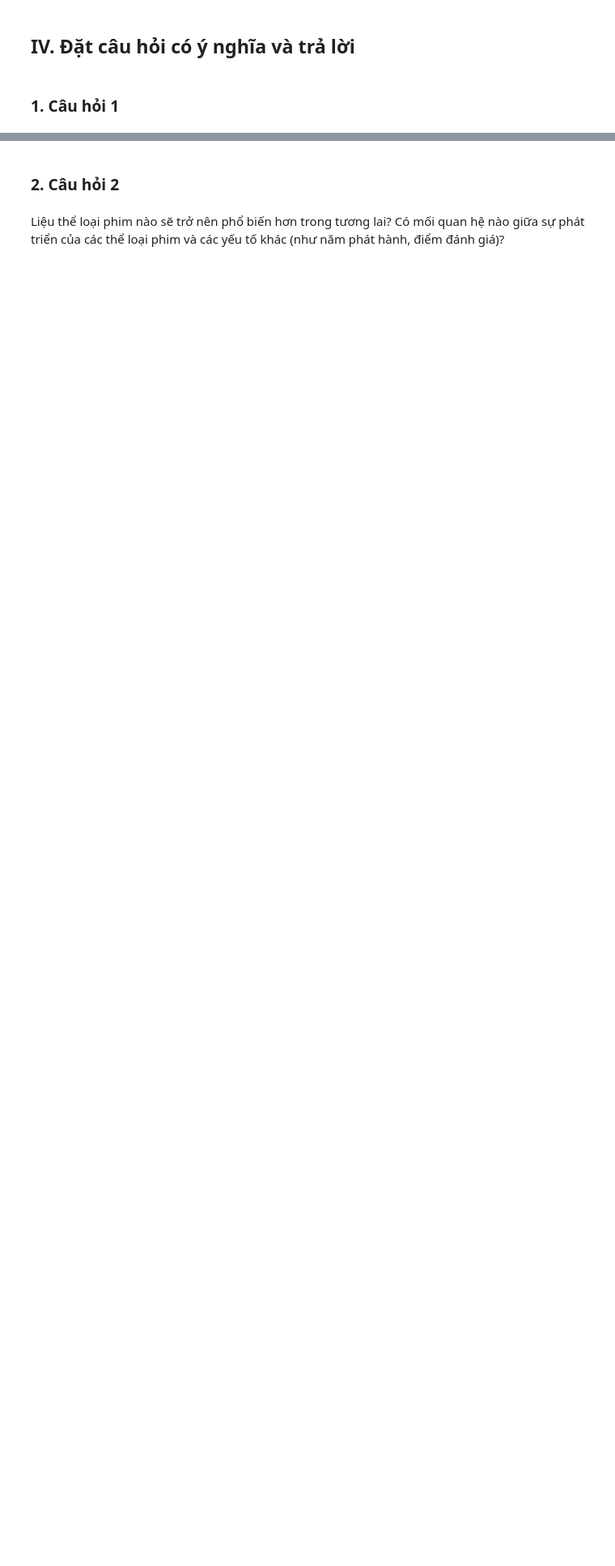
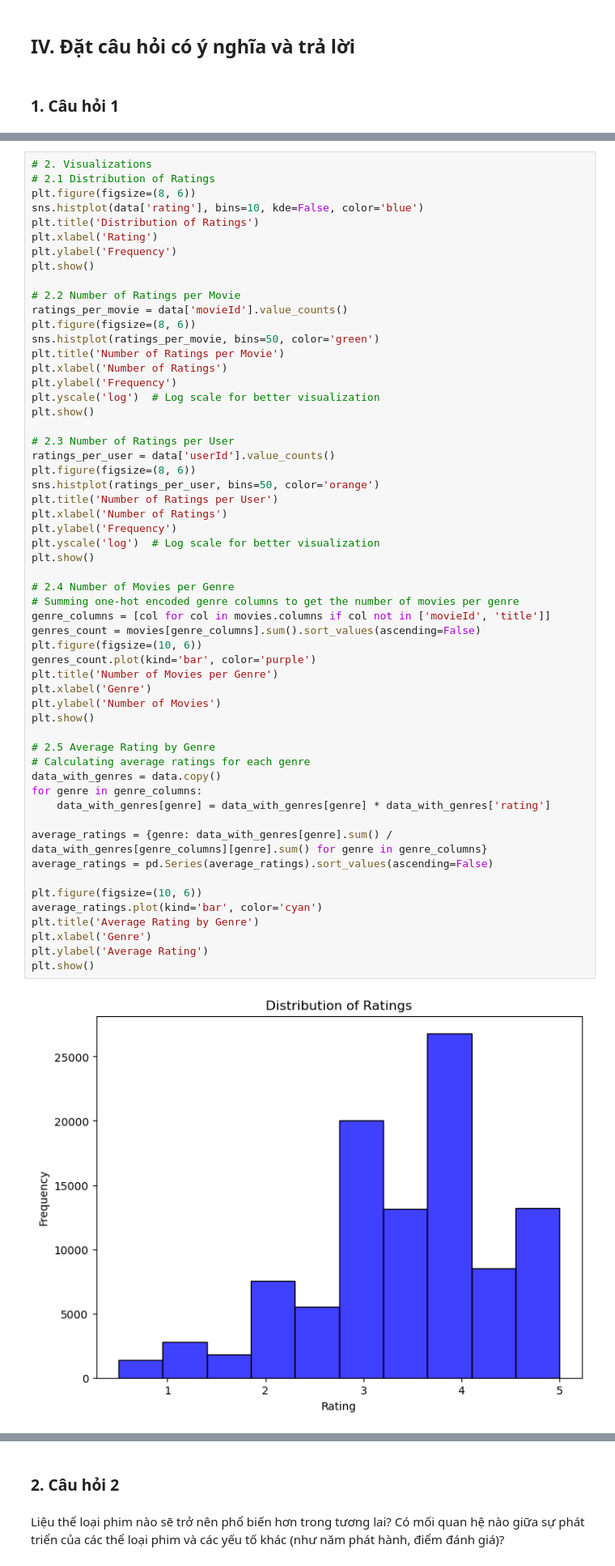
Before and after one commit to miavox/CSC17104-Final-Project, a Jupyter notebook: Project/Final_project.ipynb, the cells around one changed output, grey strips where cells are left out. Shown: that part at 81% size. Saved outputs shown, nothing was run; the diff lists cells and outputs as text; blank space fills up the shorter version.

```diff
--- a/Project/Final_project.ipynb
+++ b/Project/Final_project.ipynb
@@ -836,0 +905,58 @@ Làm thế nào để gợi ý các bộ phim phù hợp cho người dùng dự
+# %%
+# 2. Visualizations
+# 2.1 Distribution of Ratings
+plt.figure(figsize=(8, 6))
+sns.histplot(data['rating'], bins=10, kde=False, color='blue')
+plt.title('Distribution of Ratings')
+plt.xlabel('Rating')
+plt.ylabel('Frequency')
+plt.show()
+
+# 2.2 Number of Ratings per Movie
+ratings_per_movie = data['movieId'].value_counts()
+plt.figure(figsize=(8, 6))
+sns.histplot(ratings_per_movie, bins=50, color='green')
+plt.title('Number of Ratings per Movie')
+plt.xlabel('Number of Ratings')
+plt.ylabel('Frequency')
+plt.yscale('log')  # Log scale for better visualization
+plt.show()
+
+# 2.3 Number of Ratings per User
+ratings_per_user = data['userId'].value_counts()
+plt.figure(figsize=(8, 6))
+sns.histplot(ratings_per_user, bins=50, color='orange')
+plt.title('Number of Ratings per User')
+plt.xlabel('Number of Ratings')
+plt.ylabel('Frequency')
+plt.yscale('log')  # Log scale for better visualization
+plt.show()
+
+# 2.4 Number of Movies per Genre
+# Summing one-hot encoded genre columns to get the number of movies per genre
+genre_columns = [col for col in movies.columns if col not in ['movieId', 'title']]
+genres_count = movies[genre_columns].sum().sort_values(ascending=False)
+plt.figure(figsize=(10, 6))
+genres_count.plot(kind='bar', color='purple')
+plt.title('Number of Movies per Genre')
+plt.xlabel('Genre')
+plt.ylabel('Number of Movies')
+plt.show()
+
+# 2.5 Average Rating by Genre
+# Calculating average ratings for each genre
+data_with_genres = data.copy()
+for genre in genre_columns:
+    data_with_genres[genre] = data_with_genres[genre] * data_with_genres['rating']
+
+average_ratings = {genre: data_with_genres[genre].sum() / data_with_genres[genre_columns][genre].sum() for genre in genre_columns}
+average_ratings = pd.Series(average_ratings).sort_values(ascending=False)
+
+plt.figure(figsize=(10, 6))
+average_ratings.plot(kind='bar', color='cyan')
+plt.title('Average Rating by Genre')
+plt.xlabel('Genre')
+plt.ylabel('Average Rating')
+plt.show()
+# %% [output]
+[figure, added]
```
Also changed, not shown: parts of 13 cells of this notebook.
